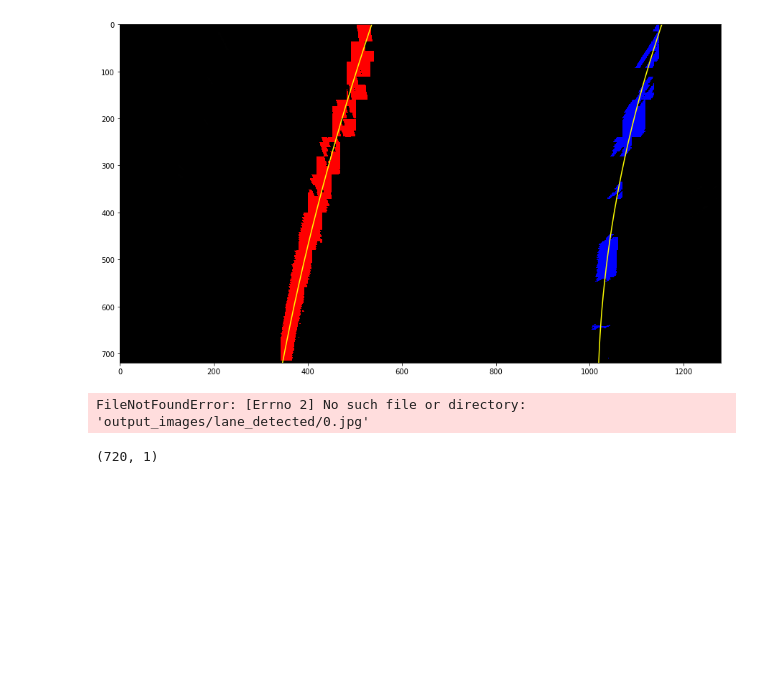
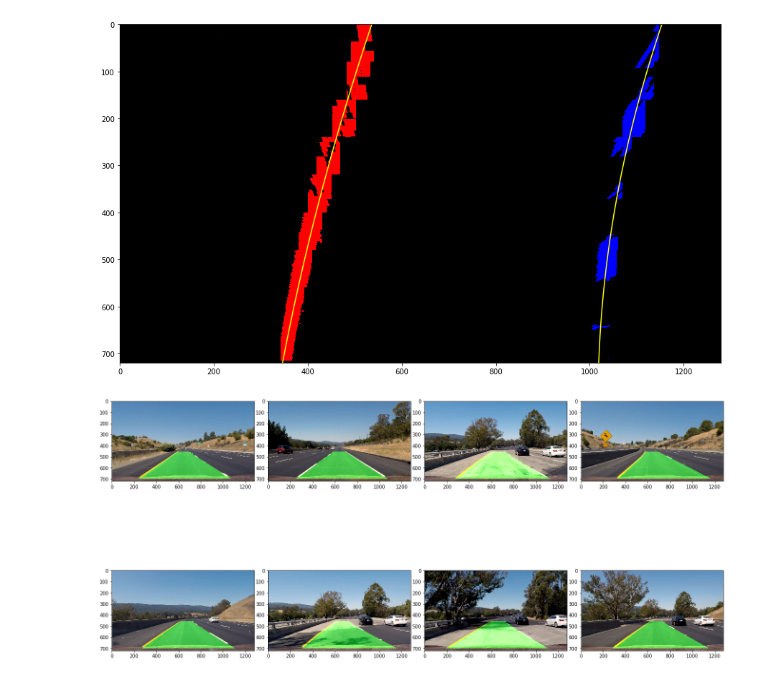
Before and after one commit to Aladdin95/CarND-Advanced-Lane-Lines, a Jupyter notebook: Advanced Lane Finding.ipynb, the cells around one changed output. Drawn from its saved outputs; the diff is of its cells as text; code cells hidden in the pictures; blank space fills up the shorter version.

```diff
--- a/Advanced Lane Finding.ipynb
+++ b/Advanced Lane Finding.ipynb
@@ -192,7 +196,7 @@ def window_mask(width, height, img_ref, center,level):
                 max(0,int(center-width/2)):min(int(center+width/2),img_ref.shape[1])] = 1
     return output
 
-def find_window_centroids(image, window_width, window_height, margin, thresh = 50):
+def find_window_centroids(image, window_width=50, window_height=80, margin=50, thresh = 50):
 
     window_centroids = [] # Store the (left,right) window centroid positions per level
     window = np.ones(window_width) # Create our window template that we will use for convolutions
@@ -338,36 +342,32 @@ for indx, img in enumerate(test_all_unwarped):
     right_fit = np.polyfit(righty, rightx, 2)
 
     ploty = np.arange(0,img.shape[0])[::-1]
     left_fitx = left_fit[0]*ploty**2 + left_fit[1]*ploty + left_fit[2]
     right_fitx = right_fit[0]*ploty**2 + right_fit[1]*ploty + right_fit[2]
 
     lane = np.array(np.zeros_like(img), dtype=np.int32)
     lane += np.arange(img.shape[1]).reshape(1,-1)
     lane[(lane < left_fitx.reshape(-1,1))[::-1] | (lane > right_fitx.reshape(-1,1))[::-1]] = 0
     lane[lane > 0]  = 255
     lane = np.array(lane,np.uint8)
 
     lane = np.dstack((np.zeros_like(lane),lane,np.zeros_like(lane)))
 
     lane = cv2.warpPerspective(lane, INV_M, lane.shape[1::-1], flags=cv2.INTER_LINEAR)
 
     output = cv2.addWeighted(test_undist[indx], 1, lane, 0.5, 0.0)
 
     write_name = 'output_images/lane_detected/' + str(indx) + '.jpg'
     #fig = plt.figure(figsize=(15,15))
     #ax = plt.subplot(111)
     #plt.imshow(out_img)
     #plt.imshow(output)
     #ax.plot(left_fitx, ploty, color='yellow')
     #ax.plot(right_fitx, ploty, color='yellow')
     #fig.savefig(write_name)
-    plt.imsave(write_name,drawed)
+    plt.imsave(write_name,output)
 
     lane_detected.append(output)
 view_imgs(lane_detected)
 # %% [output]
-FileNotFoundError: [Errno 2] No such file or directory: 'output_images/lane_detected/0.jpg'
+[figure, added]
-# %%
-left_fitx.reshape(-1,1).shape
-# %% [output]
-(720, 1)
```
Also changed, not shown: parts of 11 cells of this notebook, 1 other file.
